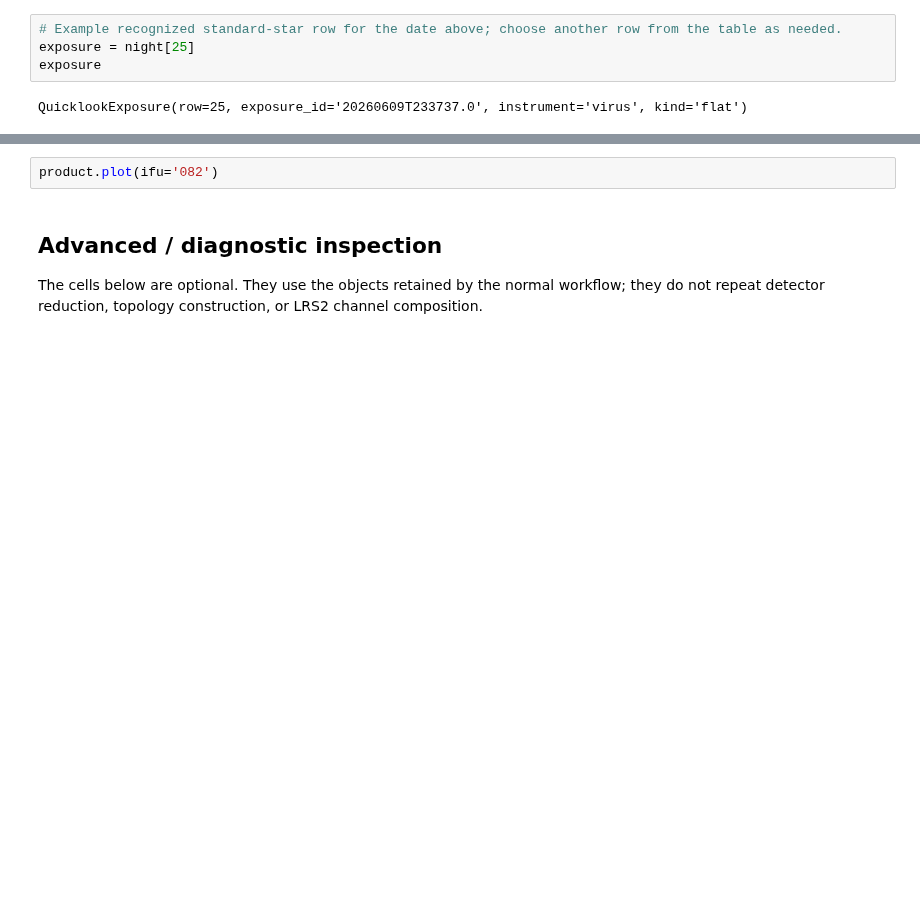
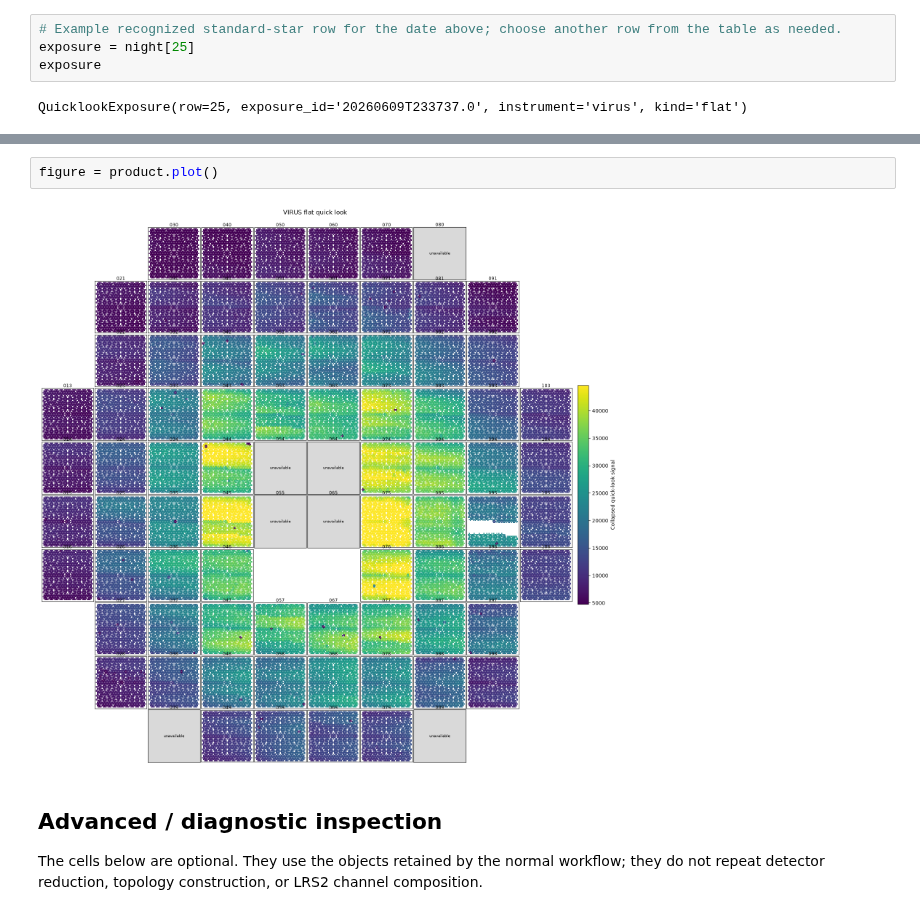
Before and after one commit to grzeimann/HET_LV_Tools, a Jupyter notebook: notebooks/hetquicklook_presentation_playground.ipynb, the cells around one changed output, grey strips where cells are left out. Saved outputs shown, nothing was run; the diff lists cells and outputs as text; blank space fills up the shorter version.

Commit message:
visuals

```diff
--- a/notebooks/hetquicklook_presentation_playground.ipynb
+++ b/notebooks/hetquicklook_presentation_playground.ipynb
@@ -67,5 +65,7 @@ QuicklookError: Quick-look failed for exposure 20260609T233737.0, amplifier 095R
 # %%
-product.plot(ifu='082')
+figure = product.plot()
+# %% [output]
+[figure, added]
 # %% [markdown]
 ## Advanced / diagnostic inspection
 
```
Also changed, not shown: parts of 2 cells of this notebook, 4 other files.
